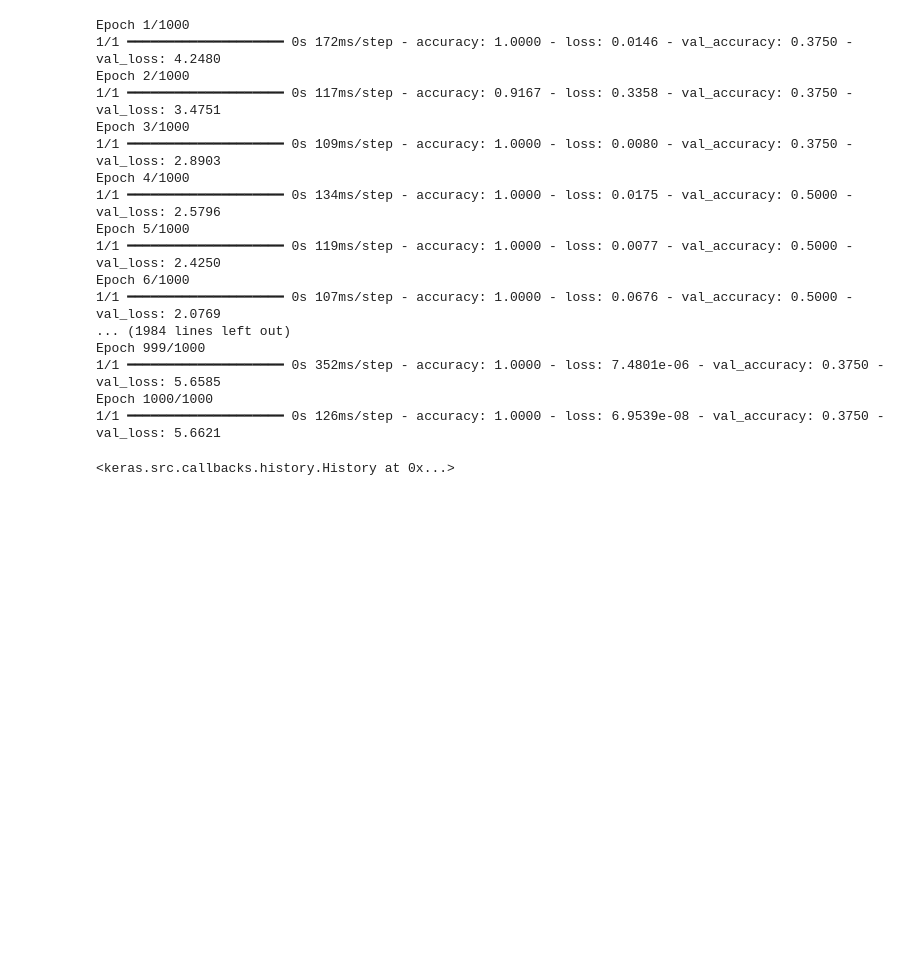
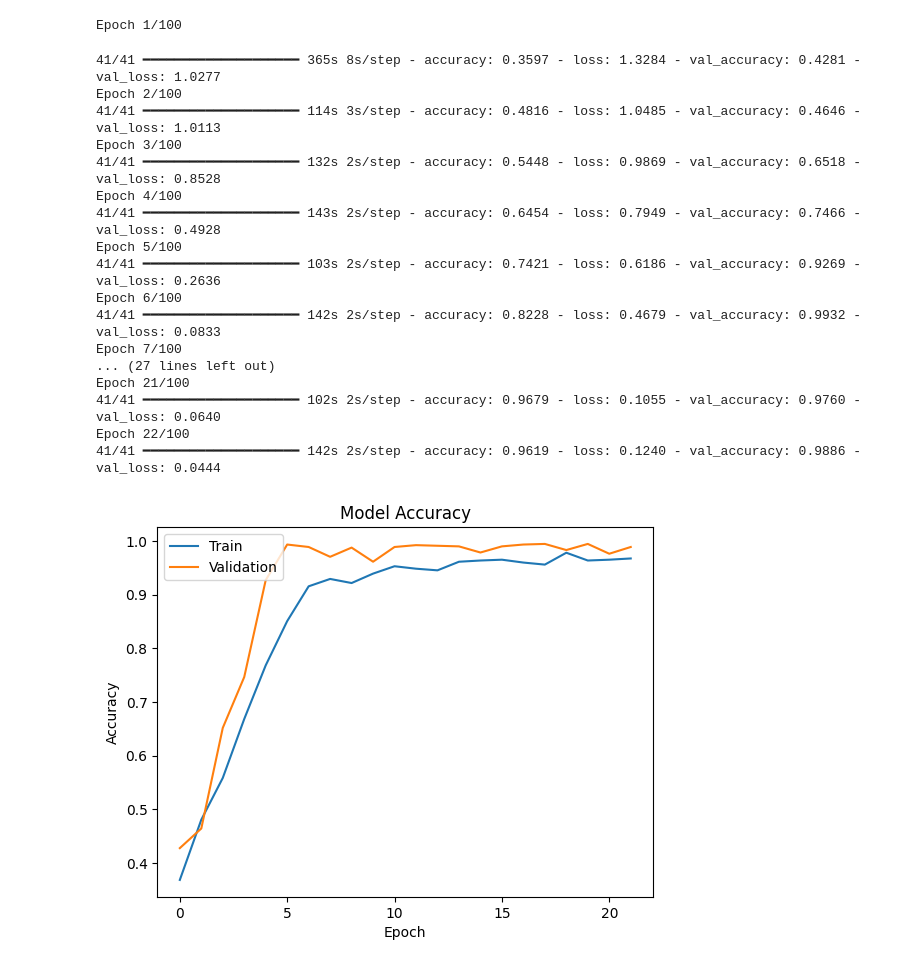
Before and after one commit to widiarrohman1234/widiarrohman1234.github.io, a Jupyter notebook: Artificial_Intelligence/program_application/Tugas_Akhir_Dicoding_ML_Pemula_Gunting_Batu_Kertas.ipynb, the cells around one changed output. Saved outputs shown, nothing was run; the diff lists cells and outputs as text; code cells hidden in the pictures; blank space fills up the shorter version.

```diff
--- a/Artificial_Intelligence/program_application/Tugas_Akhir_Dicoding_ML_Pemula_Gunting_Batu_Kertas.ipynb
+++ b/Artificial_Intelligence/program_application/Tugas_Akhir_Dicoding_ML_Pemula_Gunting_Batu_Kertas.ipynb
@@ -29,11 +21,11 @@ To enable the following instructions: AVX2 FMA, in other operations, rebuild Ten
 # %%
 # Contoh data gambar
-base_dir = '/home/irium/htdocs/widiarrohman1234.github.io/Artificial_Intelligence/folder_dataset/animal/animal_dataset'
+base_dir = '/content/drive/MyDrive/Colab Notebooks/dataset'
 image_paths = []
 labels = []
 train_dir = os.path.join(base_dir,'train')
 
-for class_name in ['bird', 'butterfly', 'elephant','swan','tiger']:
+for class_name in ['paper', 'rock', 'scissors']:
     class_dir = os.path.join(train_dir, class_name)
     for img_file in os.listdir(class_dir):
         img_path = os.path.join(class_dir, img_file)
@@ -94,7 +86,7 @@ model = tf.keras.models.Sequential([
     Flatten(),
     Dense(512, activation='relu'),
     Dropout(0.5),
-    Dense(5, activation='softmax') # 5 classes output
+    Dense(3, activation='softmax') # 3 classes: paper, rock, scissors
 ])
 model.summary()
 # %% [output]
@@ -124,38 +116,62 @@ model.compile(optimizer='adam',
     loss='categorical_crossentropy',
     metrics=['accuracy'])
 # %%
+
+
 start_time = time.time()
 
 model.fit(
     train_generator,
     # steps_per_epoch=train_generator.samples // train_generator.batch_size,
     steps_per_epoch = None,
     validation_data=validation_generator,
     # validation_steps=validation_generator.samples // validation_generator.batch_size,
     validation_steps=None,
-    epochs=1000,  # Jumlah epoch (iterasi) pelatihan
-    # callbacks=[
-    #     tf.keras.callbacks.EarlyStopping(monitor='val_loss', patience=5, restore_best_weights=True),
-    #     tf.keras.callbacks.LambdaCallback(on_epoch_end=lambda epoch, logs: (
-    #         model.stop_training if (time.time() - start_time) > 1800 else None))  # 30 menit = 1800 detik
-    # ]
+    epochs=100,  # Jumlah epoch (iterasi) pelatihan
+    callbacks=[
+        tf.keras.callbacks.EarlyStopping(monitor='val_loss', patience=5, restore_best_weights=True),
+        tf.keras.callbacks.LambdaCallback(on_epoch_end=lambda epoch, logs: (
+            model.stop_training if (time.time() - start_time) > 1800 else None))  # 30 menit = 1800 detik
+    ]
 )
+
+# Load history
+history = model.history
+
+# Plot akurasi pelatihan dan validasi
+plt.plot(history.history['accuracy'])
+plt.plot(history.history['val_accuracy'])
+plt.title("Model Accuracy")
+plt.ylabel("Accuracy")
+plt.xlabel("Epoch")
+plt.legend(['Train', 'Validation'], loc='upper left')
+plt.show()
+
+# plot los pelatihan dan validasi
+plt.plot(history.history['loss'])
+plt.plot(history.history['val_loss'])
+plt.title("Model Loss")
+plt.ylabel("Loss")
+plt.xlabel("Epoch")
+plt.legend(['Train', 'Validation'], loc='upper left')
+plt.show()
 # %% [output]
-Epoch 1/1000
-1/1 ━━━━━━━━━━━━━━━━━━━━ 0s 172ms/step - accuracy: 1.0000 - loss: 0.0146 - val_accuracy: 0.3750 - val_loss: 4.2480
-Epoch 2/1000
-1/1 ━━━━━━━━━━━━━━━━━━━━ 0s 117ms/step - accuracy: 0.9167 - loss: 0.3358 - val_accuracy: 0.3750 - val_loss: 3.4751
-Epoch 3/1000
-1/1 ━━━━━━━━━━━━━━━━━━━━ 0s 109ms/step - accuracy: 1.0000 - loss: 0.0080 - val_accuracy: 0.3750 - val_loss: 2.8903
-Epoch 4/1000
-1/1 ━━━━━━━━━━━━━━━━━━━━ 0s 134ms/step - accuracy: 1.0000 - loss: 0.0175 - val_accuracy: 0.5000 - val_loss: 2.5796
-Epoch 5/1000
-1/1 ━━━━━━━━━━━━━━━━━━━━ 0s 119ms/step - accuracy: 1.0000 - loss: 0.0077 - val_accuracy: 0.5000 - val_loss: 2.4250
-Epoch 6/1000
-1/1 ━━━━━━━━━━━━━━━━━━━━ 0s 107ms/step - accuracy: 1.0000 - loss: 0.0676 - val_accuracy: 0.5000 - val_loss: 2.0769
-... (1984 lines left out)
-Epoch 999/1000
-1/1 ━━━━━━━━━━━━━━━━━━━━ 0s 352ms/step - accuracy: 1.0000 - loss: 7.4801e-06 - val_accuracy: 0.3750 - val_loss: 5.6585
-Epoch 1000/1000
-1/1 ━━━━━━━━━━━━━━━━━━━━ 0s 126ms/step - accuracy: 1.0000 - loss: 6.9539e-08 - val_accuracy: 0.3750 - val_loss: 5.6621
+Epoch 1/100
-<keras.src.callbacks.history.History at 0x...>
+41/41 ━━━━━━━━━━━━━━━━━━━━ 365s 8s/step - accuracy: 0.3597 - loss: 1.3284 - val_accuracy: 0.4281 - val_loss: 1.0277
+Epoch 2/100
+41/41 ━━━━━━━━━━━━━━━━━━━━ 114s 3s/step - accuracy: 0.4816 - loss: 1.0485 - val_accuracy: 0.4646 - val_loss: 1.0113
+Epoch 3/100
+41/41 ━━━━━━━━━━━━━━━━━━━━ 132s 2s/step - accuracy: 0.5448 - loss: 0.9869 - val_accuracy: 0.6518 - val_loss: 0.8528
+Epoch 4/100
+41/41 ━━━━━━━━━━━━━━━━━━━━ 143s 2s/step - accuracy: 0.6454 - loss: 0.7949 - val_accuracy: 0.7466 - val_loss: 0.4928
+Epoch 5/100
+41/41 ━━━━━━━━━━━━━━━━━━━━ 103s 2s/step - accuracy: 0.7421 - loss: 0.6186 - val_accuracy: 0.9269 - val_loss: 0.2636
+Epoch 6/100
+41/41 ━━━━━━━━━━━━━━━━━━━━ 142s 2s/step - accuracy: 0.8228 - loss: 0.4679 - val_accuracy: 0.9932 - val_loss: 0.0833
+Epoch 7/100
+... (27 lines left out)
+Epoch 21/100
+41/41 ━━━━━━━━━━━━━━━━━━━━ 102s 2s/step - accuracy: 0.9679 - loss: 0.1055 - val_accuracy: 0.9760 - val_loss: 0.0640
+Epoch 22/100
+41/41 ━━━━━━━━━━━━━━━━━━━━ 142s 2s/step - accuracy: 0.9619 - loss: 0.1240 - val_accuracy: 0.9886 - val_loss: 0.0444
+[figure, added]
```
Also changed, not shown: parts of 16 cells of this notebook, 1 other file.
